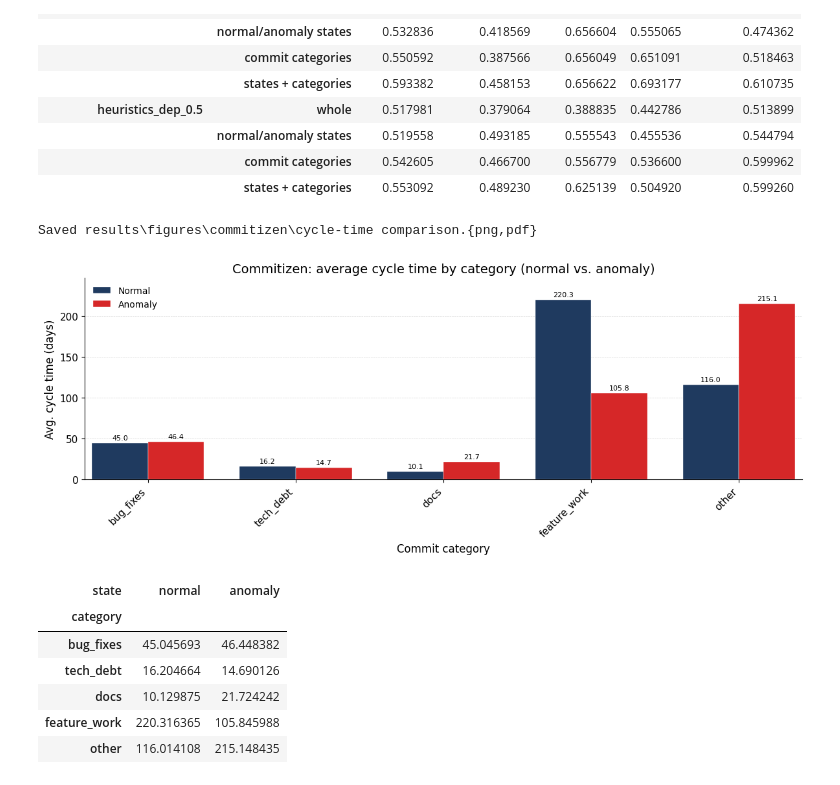
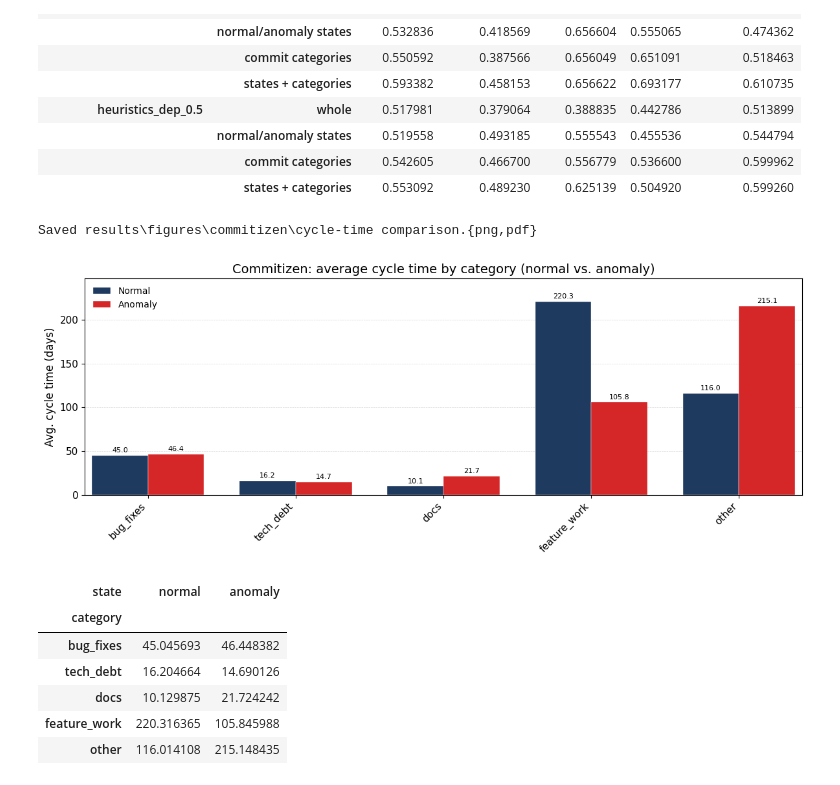
Before and after one commit to MahsaChoop/Lifecycle-Processes, a Jupyter notebook: evaluation-ablation study.ipynb, the cells around one changed output. Saved outputs shown, nothing was run; the diff lists cells and outputs as text; code cells hidden in the pictures.

Commit message:
make style of plots same

```diff
--- a/evaluation-ablation study.ipynb
+++ b/evaluation-ablation study.ipynb
@@ -154,39 +154,35 @@ with plt.rc_context(FIGURE_FONT):
             linewidth=0.3,
             zorder=3,
         )
         ax.bar_label(bars, fmt="%.1f", padding=2, fontsize=8, zorder=4)
 
     ax.set_xticks(x)
     ax.set_xticklabels(wide.index, rotation=45, ha="right")
     ax.set_ylabel("Avg. cycle time (days)")
-    ax.set_xlabel("Commit category")
+    #ax.set_xlabel("Commit category")
     ax.set_title("Commitizen: average cycle time by category (normal vs. anomaly)")
 
     # Horizontal grid only, behind the bars.
     ax.yaxis.grid(True, linestyle="--", linewidth=0.5, alpha=0.5, zorder=0)
     ax.set_axisbelow(True)
-
-    # Drop the top and right borders for a cleaner look.
-    ax.spines["top"].set_visible(False)
-    ax.spines["right"].set_visible(False)
 
     # Give the value labels a little headroom.
     ax.set_ylim(0, wide.max().max() * 1.12)
     ax.margins(x=0.01)
 
     ax.legend(loc="upper left", frameon=False)
     fig.tight_layout()
 
     figures_dir = Path("results/figures/commitizen")
     no_titles_dir = Path("results/figures_no_titles/commitizen")
     save_figure(fig, figures_dir, "cycle-time comparison", no_titles_dir=no_titles_dir)
     print(f"Saved {figures_dir / 'cycle-time comparison'}.{{png,pdf}}")
     plt.show()
 
 wide
 # %% [output]
 Saved results\figures\commitizen\cycle-time comparison.{png,pdf}
-[figure, old version]
+[figure, new version]
 | state | normal | anomaly |
 | category |  |  |
 | bug_fixes | 45.045693 | 46.448382 |
```
Also changed, not shown: 18 other files.
